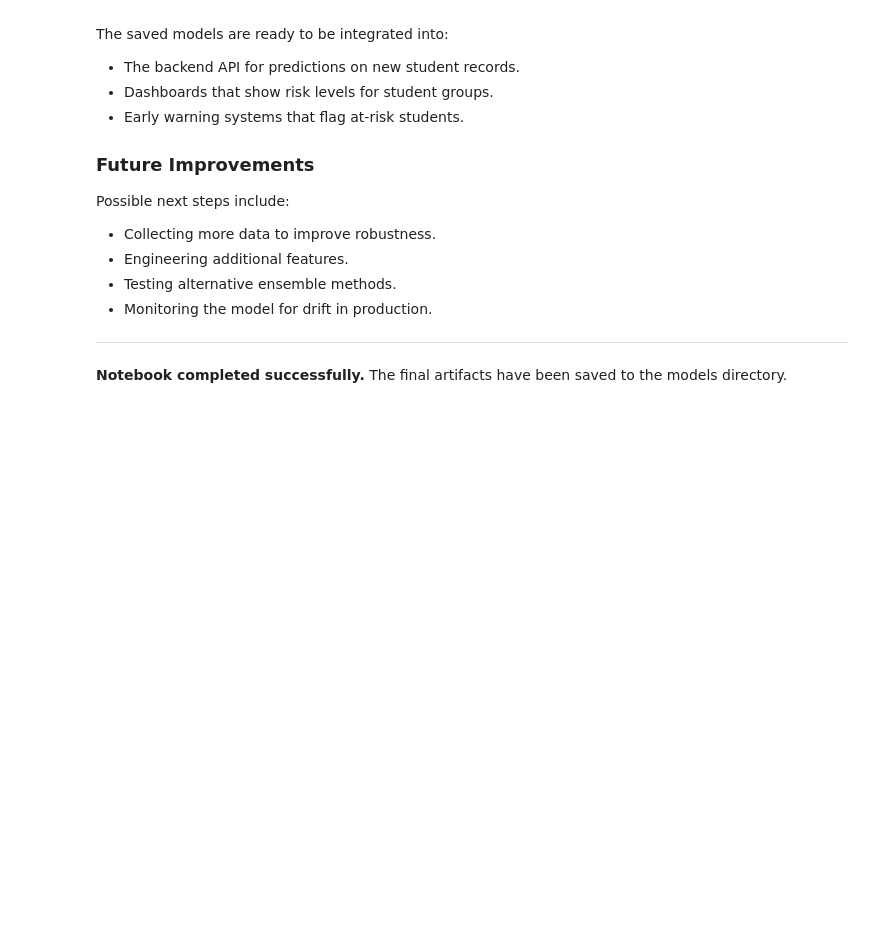
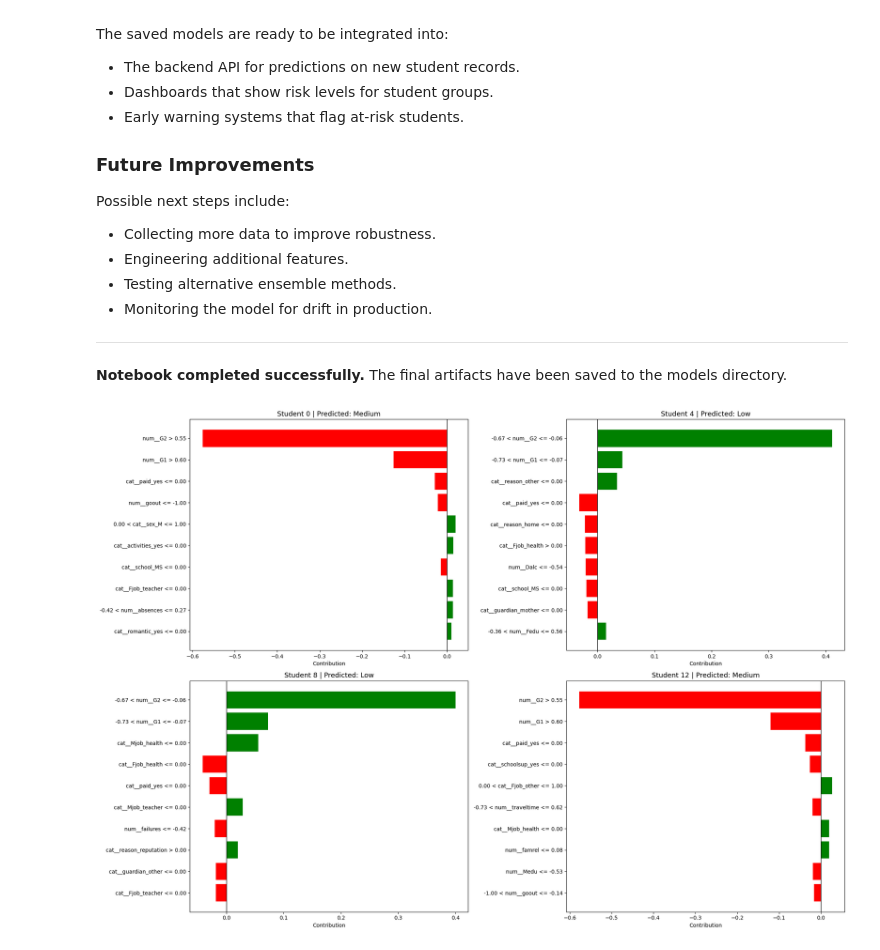
Before and after one commit to dogukanozcelik/student-performance-predictor, a Jupyter notebook: model-service/model_selection_clsf.ipynb, the cells around one changed output. Saved outputs shown, nothing was run; the diff lists cells and outputs as text; code cells hidden in the pictures; blank space fills up the shorter version.

```diff
--- a/model-service/model_selection_clsf.ipynb
+++ b/model-service/model_selection_clsf.ipynb
@@ -632,3 +635,90 @@ Possible next steps include:
 ---
 
 **Notebook completed successfully.** The final artifacts have been saved to the models directory.
+# %%
+from lime.lime_tabular import LimeTabularExplainer
+from IPython.display import HTML
+import matplotlib.pyplot as plt
+
+
+model = best_gb_model.named_steps["model"]
+preprocessor = best_gb_model.named_steps["preprocessor"]
+
+feature_names = preprocessor.get_feature_names_out()
+
+X_train_processed = preprocessor.transform(x_train)
+X_test_processed = preprocessor.transform(x_test)
+
+class_names = label_encoder.classes_
+
+lime_explainer = LimeTabularExplainer(
+    training_data=X_train_processed,
+    feature_names=feature_names,
+    class_names=class_names,
+    mode="classification"
+)
+
+
+student_indices = [0, 4, 8, 12]
+
+fig, axes = plt.subplots(
+    2,
+    2,
+    figsize=(20, 14)
+)
+
+axes = axes.flatten()
+
+for i, student_index in enumerate(student_indices):
+
+    student_raw = x_test.iloc[[student_index]]
+
+    student_processed = preprocessor.transform(student_raw)
+
+    pred_encoded = best_gb_model.predict(student_raw)[0]
+
+    pred_label = label_encoder.inverse_transform(
+        [pred_encoded]
+    )[0]
+
+    exp = lime_explainer.explain_instance(
+        data_row=student_processed[0],
+        predict_fn=model.predict_proba,
+        num_features=10
+    )
+
+    lime_data = exp.as_list()
+
+    features = [item[0] for item in lime_data]
+    values = [item[1] for item in lime_data]
+
+    colors = [
+        "green" if value > 0 else "red"
+        for value in values
+    ]
+
+    axes[i].barh(
+        features,
+        values,
+        color=colors
+    )
+
+    axes[i].axvline(
+        0,
+        color="black",
+        linewidth=1
+    )
+
+    axes[i].invert_yaxis()
+
+    axes[i].set_title(
+        f"Student {student_index} | Predicted: {pred_label}",
+        fontsize=13
+    )
+
+    axes[i].set_xlabel("Contribution")
+
+plt.tight_layout()
+plt.show()
+# %% [output]
+[figure, added]
```
Also changed, not shown: parts of 3 cells of this notebook, 4 other files.
